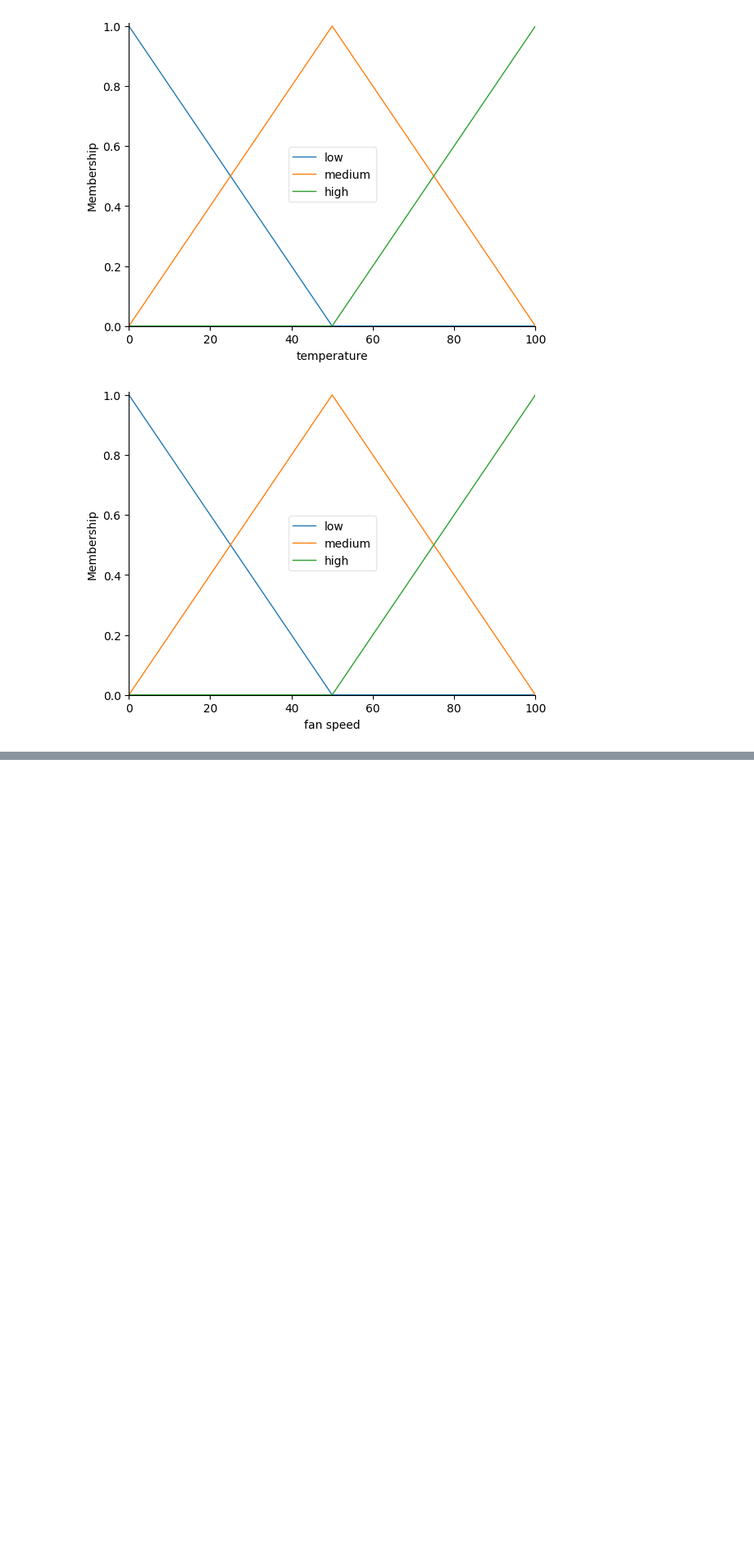
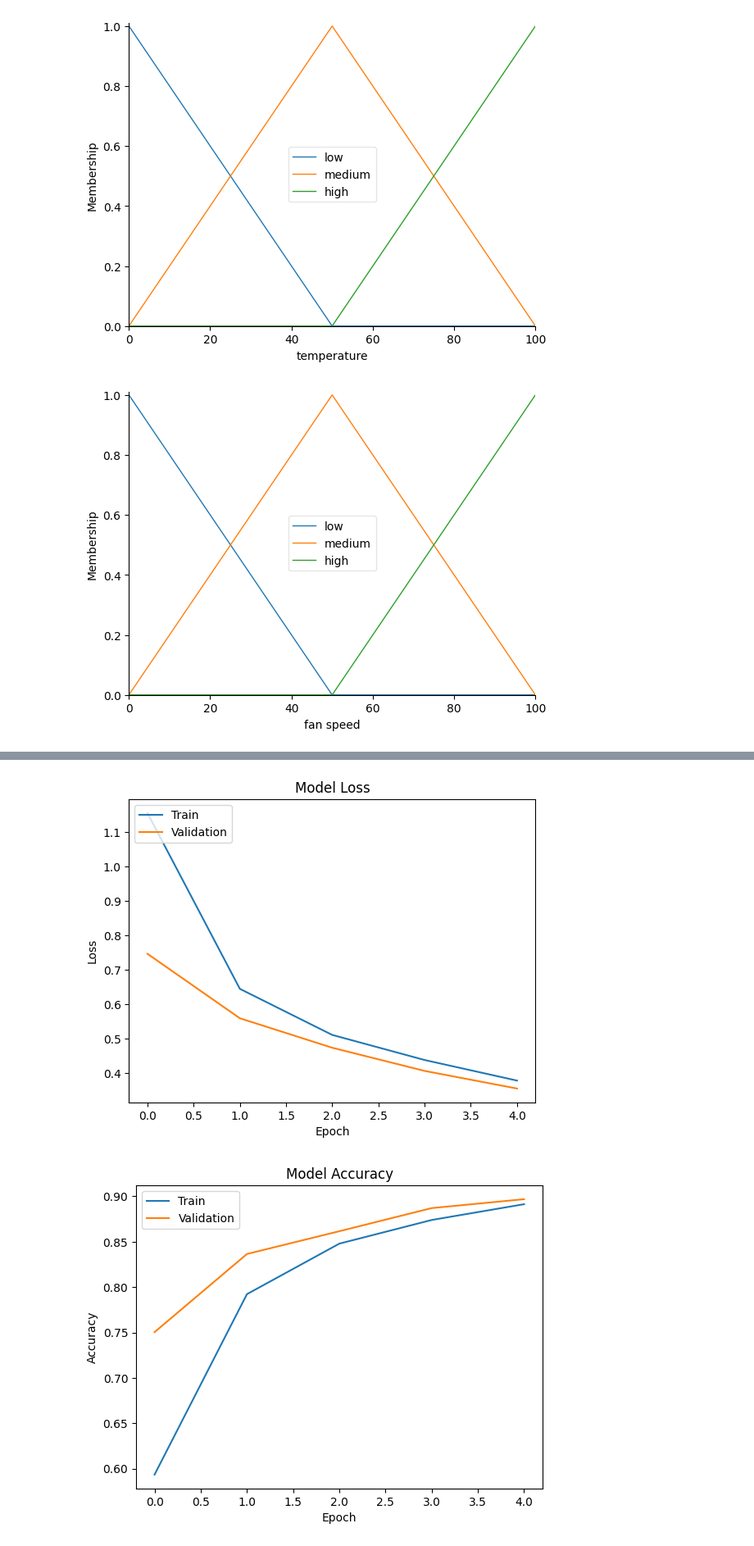
Before and after one commit to yeesem/Soft-Computing, a Jupyter notebook: Soft_Computing_Tutorial_1.ipynb, the cells around one changed output, grey strips where cells are left out. Shown at 82% size. Saved outputs shown, nothing was run; the diff lists cells and outputs as text; code cells hidden in the pictures; blank space fills up the shorter version.

```diff
--- a/Soft_Computing_Tutorial_1.ipynb
+++ b/Soft_Computing_Tutorial_1.ipynb
@@ -65,0 +121,27 @@ Fan Speed :  55.95238095238095
+# %%
+# Preprocess data
+#28 * 28 = 784
+x_train = x_train.reshape(-1, 784) / 255.0
+x_test = x_test.reshape(-1, 784) / 255.0
+
+# Build Model
+num_hidden_layers = 3
+num_hidden_nodes = [64, 32, 16]
+
+layers = []
+for i in range(num_hidden_layers):
+  if len(layers) == 0:
+    layer = Dense(num_hidden_nodes[i], activation='relu', input_shape=(784,))
+  else:
+    layer = Dense(num_hidden_nodes[i], activation='relu')
+
+  layers += [layer]
+
+layers += [Dense(10, activation='softmax')] # output layer
+model = Sequential(layers)
+
+# Compile Model
+model.compile(optimizer='adam', loss='sparse_categorical_crossentropy', metrics=['accuracy'])
+
+# Train Model
+history = model.fit(x_train, y_train, epochs=5, batch_size=32, validation_data=(x_test, y_test))
@@ -65,0 +159,21 @@ Fan Speed :  55.95238095238095
+# %%
+# Plot training & validation loss values
+plt.plot(history.history['loss'])
+plt.plot(history.history['val_loss'])
+plt.title('Model Loss')
+plt.ylabel('Loss')
+plt.xlabel('Epoch')
+plt.legend(['Train', 'Validation'], loc='upper left')
+plt.show()
+
+#Plot training & validation accuracy value
+plt.plot(history.history['accuracy'])
+plt.plot(history.history['val_accuracy'])
+plt.title('Model Accuracy')
+plt.ylabel('Accuracy')
+plt.xlabel('Epoch')
+plt.legend(['Train', 'Validation'], loc='upper left')
+plt.show()
+# %% [output]
+[figure, added]
+[figure, added]
```
Also changed, not shown: parts of 4 cells of this notebook.
